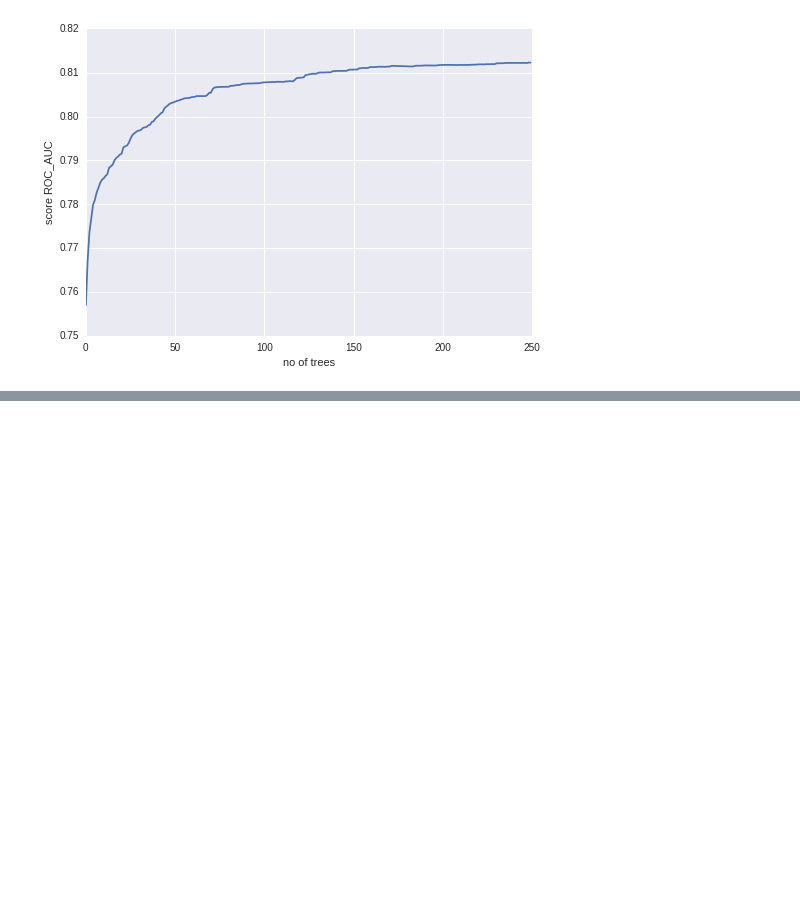
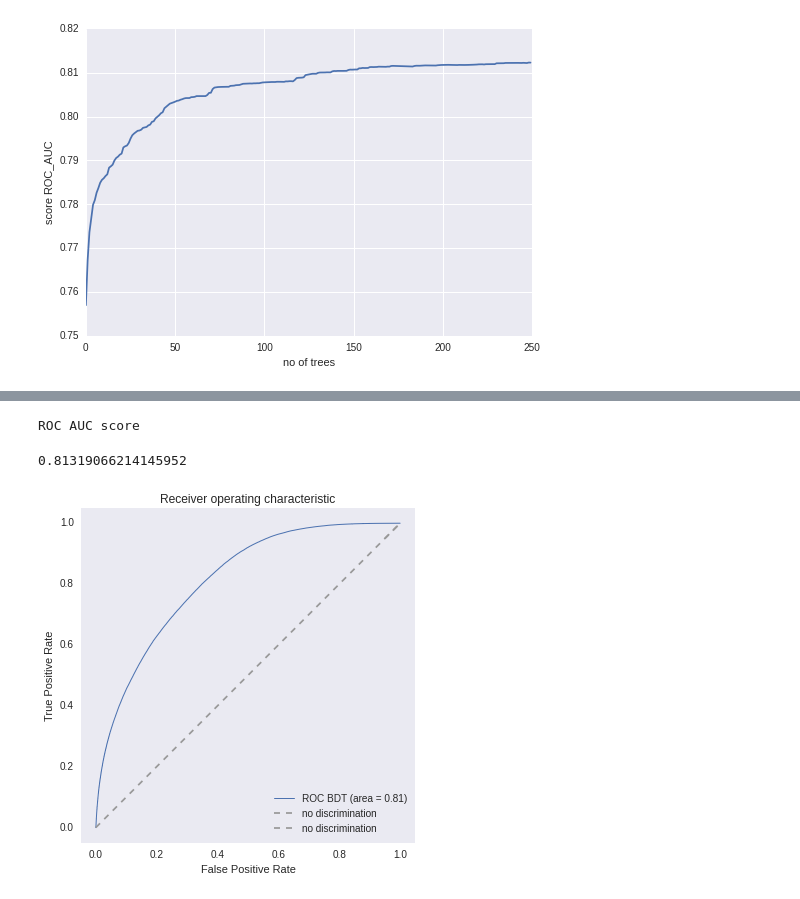
Before and after one commit to adendek/DownstreamTracking, a Jupyter notebook: SeedClasifier/Baseline-BDT.ipynb, the cells around one changed output, grey strips where cells are left out. Cells and saved outputs as stored; diff of their text form; code cells hidden in the pictures; blank space fills up the shorter version.

```diff
--- a/SeedClasifier/Baseline-BDT.ipynb
+++ b/SeedClasifier/Baseline-BDT.ipynb
@@ -403,0 +465,26 @@ I use this transformation only for features in similar ranges.
+# %%
+gb3 = joblib.load('models/gb3.pkl')
+train_X, test_X, train_Y, test_Y = train_test_split(new_features, target, random_state=42,train_size=0.5 )
+# %%
+print "ROC AUC score"
+roc_auc_score(test_Y, gb3.predict_proba(test_X)[:, 1])
+# %% [output]
+ROC AUC score
+0.81319066214145952
+# %%
+plt.figure(figsize=[6, 6])
+fpr, tpr, thresholds = roc_curve(test_Y, gb3.predict_proba(test_X)[:, 1])
+roc_auc = auc(fpr, tpr)
+plt.plot(fpr, tpr, lw=1, label='ROC BDT (area = %0.2f)'%(roc_auc))
+plt.plot([0, 1], [0, 1], '--', color=(0.6, 0.6, 0.6), label='no discrimination')
+plt.plot([0.95, 1], [0.95, 1], '--', color=(0.6, 0.6, 0.6), label='no discrimination')
+plt.xlim([-0.05, 1.05])
+plt.ylim([-0.05, 1.05])
+plt.xlabel('False Positive Rate')
+plt.ylabel('True Positive Rate')
+plt.title('Receiver operating characteristic')
+plt.legend(loc="lower right")
+plt.grid()
+plt.show()
+# %% [output]
+[figure, added]
```
Also changed, not shown: parts of 30 cells of this notebook, 8 other files.
